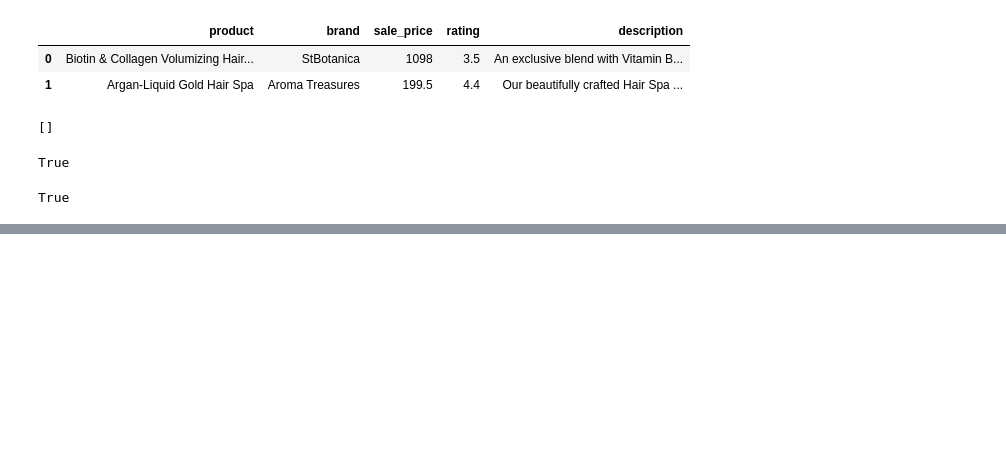
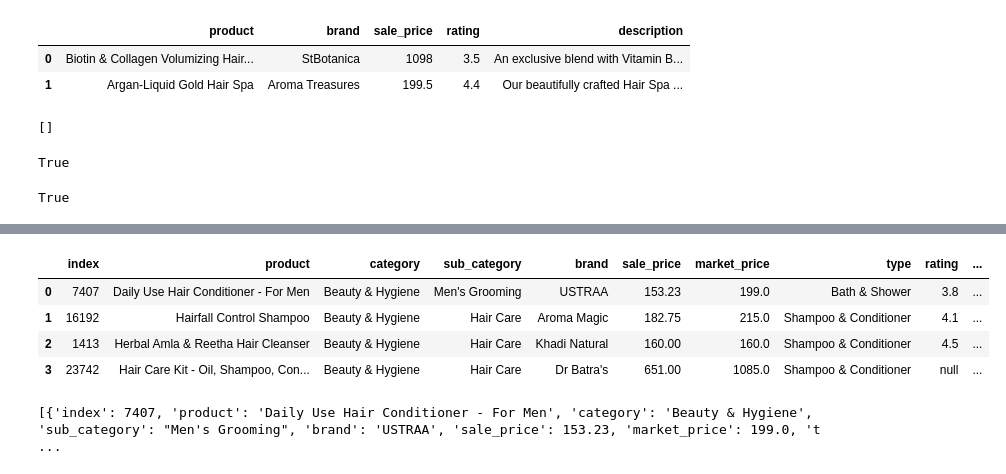
Before and after one commit to AbhishekPardhi/Document-Retrieval, a Jupyter notebook: test.ipynb, the cells around one changed output, grey strips where cells are left out. Saved outputs shown, nothing was run; the diff lists cells and outputs as text; code cells hidden in the pictures; blank space fills up the shorter version.

```diff
--- a/test.ipynb
+++ b/test.ipynb
@@ -68,6 +68,28 @@ rating: 4.1
 description: This Product contains Garlic Oil that is known to help proper digestion, maintain proper cholesterol levels, support cardiovascular and also build immunity.  For Beauty tips, tricks & mor ...
 {'source': '4.1', 'row': 0}
 0
+# %%
+import time
+import tqdm
+retries_dict = {}
+
+for i in range(0, len(docs), 32):
+    try:
+        vector_store.add_texts(
+            texts=docs[i:i+32],
+            metadatas=metadatas[i:i+32],
+            ids=tqdm.tqdm(range(i, i+32))
+        )
+    except Exception as e:
+        print(i, e)
+        i = i - 32
+        retries_dict[i] = retries_dict.get(i, 0) + 1
+        if retries_dict[i] > 5:
+            print(f"Failed to add documents at index {i} after 3 retries. Skipping...")
+            i += 32
+            continue
+        # Wait for 1 second
+        time.sleep(1)
 # %%
 # add documents to vector store
 
@@ -111,9 +133,12 @@ print(qa.run(question), end="\n\n")
 > What is the best product for hair growth?
  It depends on the person and their hair type. Biotin & Collagen Volumizing Hair Shampoo + Biotin & Collagen Hair Conditioner by StBotanica and Argan-Liquid Gold Hair Spa by Aroma Treasures are both g ...
 # %%
+llm = OpenAI(openai_api_key=OPENAI_API_KEY)
+
 qa = RetrievalQAWithSourcesChain.from_chain_type(
     llm=llm,
     chain_type="stuff",
-    retriever=vector_store.as_retriever(search_kwargs={'k':2}),
-    return_source_documents=True
+    retriever=vector_store.as_retriever(search_kwargs={'k':4}),
+    return_source_documents=True,
+    reduce_k_below_max_tokens=True
 )
@@ -297,0 +369,25 @@ KeyboardInterrupt:
+# %%
+question = 'Suggest me some hair care products'
+res = qa({"question": question})
+# %%
+import json
+srcs = [json.loads(row.page_content) for row in res['source_documents']]
+# %%
+import pandas as pd
+# Convert json to pandas dataframe
+df = pandas.DataFrame(srcs)
+df = df.fillna('null')
+display(df)
+# %% [output]
+|  | index | product | category | sub_category | brand | sale_price | market_price | type | rating | ... |
+| 0 | 7407 | Daily Use Hair Conditioner - For Men | Beauty & Hygiene | Men's Grooming | USTRAA | 153.23 | 199.0 | Bath & Shower | 3.8 | ... |
+| 1 | 16192 | Hairfall Control Shampoo | Beauty & Hygiene | Hair Care | Aroma Magic | 182.75 | 215.0 | Shampoo & Conditioner | 4.1 | ... |
+| 2 | 1413 | Herbal Amla & Reetha Hair Cleanser | Beauty & Hygiene | Hair Care | Khadi Natural | 160.00 | 160.0 | Shampoo & Conditioner | 4.5 | ... |
+| 3 | 23742 | Hair Care Kit - Oil, Shampoo, Con... | Beauty & Hygiene | Hair Care | Dr Batra's | 651.00 | 1085.0 | Shampoo & Conditioner | null | ... |
+# %%
+data = {'products': df.to_dict(orient='records')}
+# json.dumps(data,indent=4, sort_keys=True)
+
+print(data['products'])
+# %% [output]
+[{'index': 7407, 'product': 'Daily Use Hair Conditioner - For Men', 'category': 'Beauty & Hygiene', 'sub_category': "Men's Grooming", 'brand': 'USTRAA', 'sale_price': 153.23, 'market_price': 199.0, 't ...
```
Also changed, not shown: parts of 21 cells of this notebook, 5 other files.
